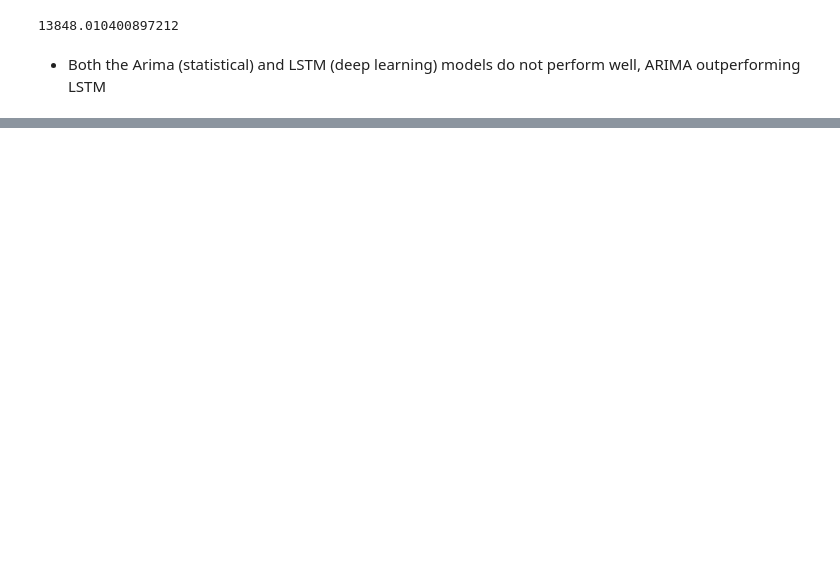
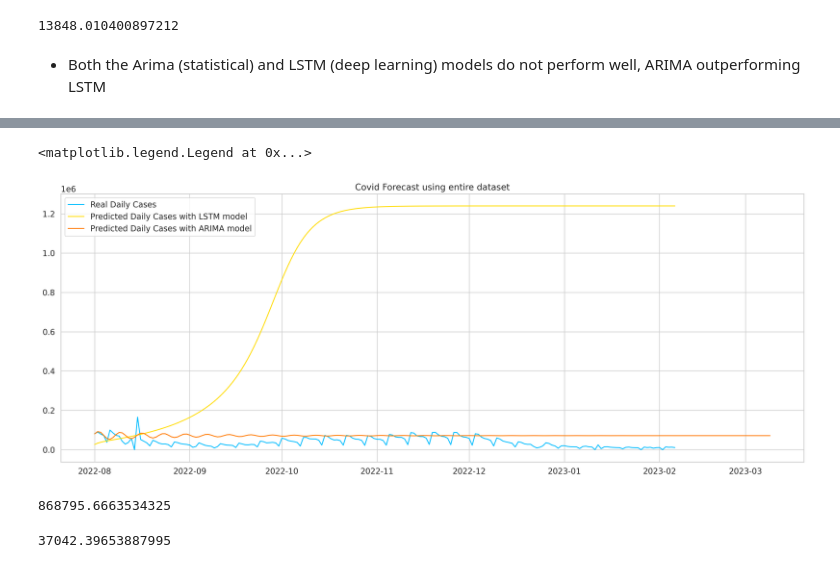
Before and after one commit to gmrwh92/covid, a Jupyter notebook: Covid19_Report.ipynb, the cells around one changed output, grey strips where cells are left out. Drawn from its saved outputs; the diff is of its cells as text; code cells hidden in the pictures; blank space fills up the shorter version.

```diff
--- a/Covid19_Report.ipynb
+++ b/Covid19_Report.ipynb
@@ -809,0 +853,54 @@ MAE(np.array(test_data1), np.array(forecast))
+# %%
+## predict
+with torch.no_grad():
+  test_seq = X_test[:1]
+  preds = []
+  for _ in range(len(X_test)):
+    y_test_pred = model(test_seq)
+    pred = torch.flatten(y_test_pred).item()
+    preds.append(pred)
+    new_seq = test_seq.numpy().flatten()
+    new_seq = np.append(new_seq, [pred])
+    new_seq = new_seq[1:]
+    test_seq = torch.as_tensor(new_seq).view(1, seq_length, 1).float()
+# %%
+## convert scaled values into the original
+true_cases = scaler.inverse_transform(
+    np.expand_dims(y_test.flatten().numpy(), axis=0)
+).flatten()
+
+predicted_cases = scaler.inverse_transform(
+  np.expand_dims(preds, axis=0)
+).flatten()
+# %%
+plt.figure(figsize=(22,8))
+plt.plot(
+  daily_cases.index[len(train_data):len(train_data) + len(true_cases)],
+  true_cases,
+  label='Real Daily Cases'
+)
+
+plt.plot(
+  daily_cases.index[len(train_data):len(train_data) + len(true_cases)],
+  predicted_cases,
+  label='Predicted Daily Cases with LSTM model'
+)
+
+plt.plot(forecast,label = "Predicted Daily Cases with ARIMA model")
+
+ax.xaxis.set_major_locator(mdates.MonthLocator(interval=7))
+plt.title("Covid Forecast using entire dataset")
+plt.legend()
+# %% [output]
+<matplotlib.legend.Legend at 0x...>
+[figure, added]
+# %%
+## MAE for LSTM model with entire dataset
+MAE(true_cases, predicted_cases)
+# %% [output]
+868795.6663534325
+# %%
+## MAE for ARIMA model with entire dataset
+MAE(np.array(test_data1), np.array(forecast))
+# %% [output]
+37042.39653887995
```
Also changed, not shown: parts of 44 cells of this notebook.
